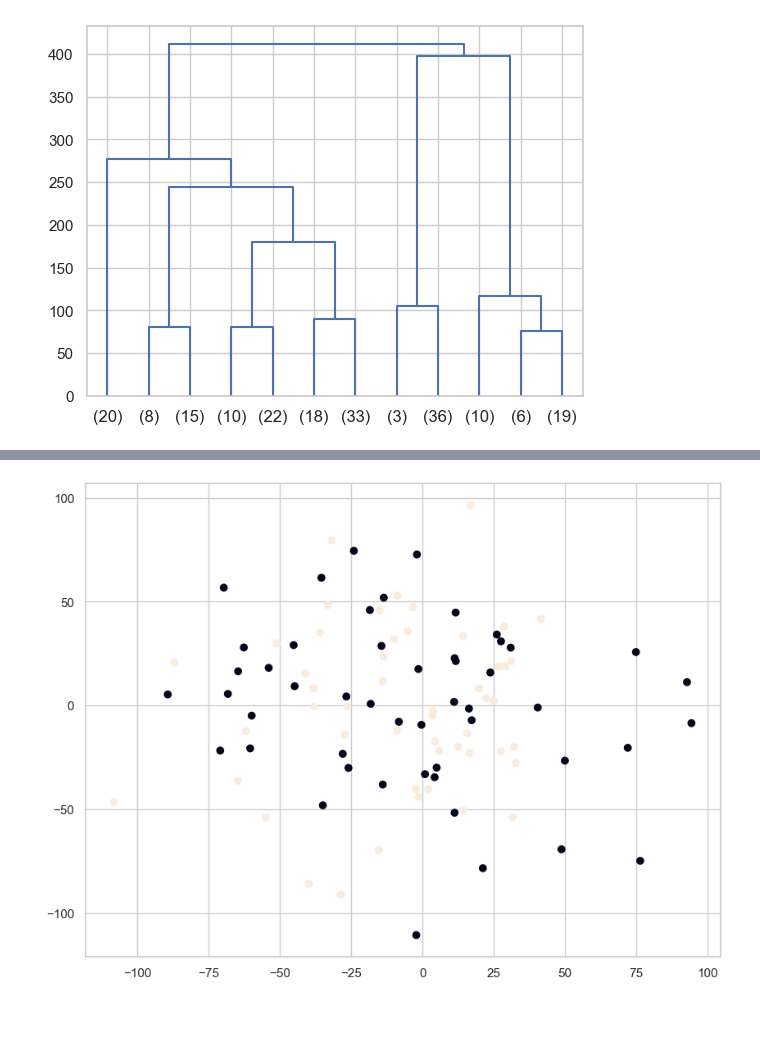
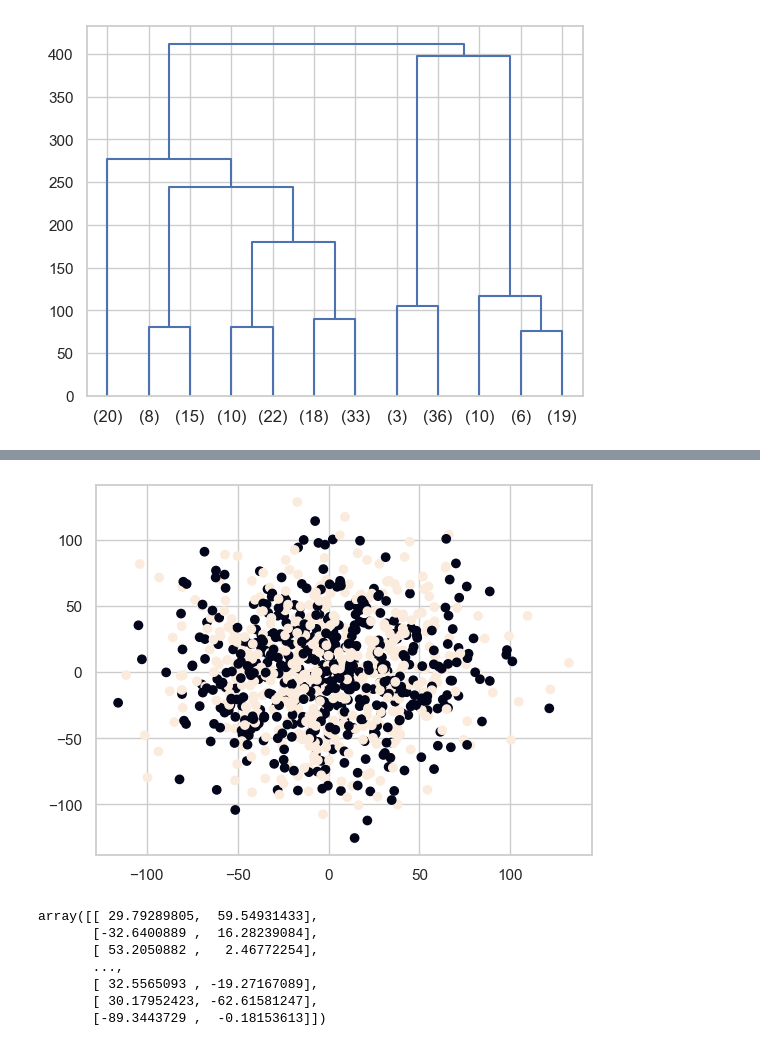
Before and after one commit to AbdelkebirJameri/tp_datamining, a Jupyter notebook: Tp2 clustring ( Mall_customers ).ipynb, the cells around one changed output, grey strips where cells are left out. Cells and saved outputs as stored; diff of their text form; code cells hidden in the pictures; blank space fills up the shorter version.

```diff
--- a/Tp2 clustring ( Mall_customers ).ipynb
+++ b/Tp2 clustring ( Mall_customers ).ipynb
@@ -227,8 +227,18 @@ plt.show()
 # %%
 from sklearn.datasets import make_moons
-datacopy, ypred = make_moons(n_samples=100, random_state=100,noise=40)
+X, ypred = make_moons(n_samples=1000, random_state=10,noise=40)
 
-plt.scatter(datacopy[:,0],datacopy[:,1],c=ypred)
+plt.scatter(X[:,0],X[:,1],c=ypred)
 plt.show()
 # %% [output]
-[figure, old version]
+[figure, new version]
+# %%
+X
+# %% [output]
+array([[ 29.79289805,  59.54931433],
+       [-32.6400889 ,  16.28239084],
+       [ 53.2050882 ,   2.46772254],
+       ...,
+       [ 32.5565093 , -19.27167089],
+       [ 30.17952423, -62.61581247],
+       [-89.3443729 ,  -0.18153613]])
```
Also changed, not shown: parts of 1 cell of this notebook, 3 other files.
